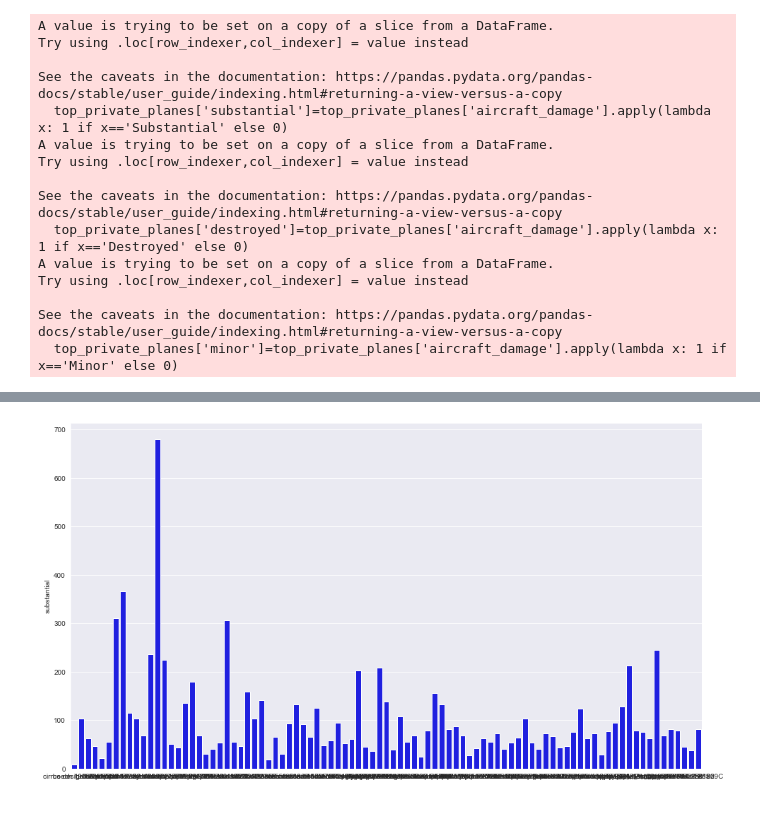
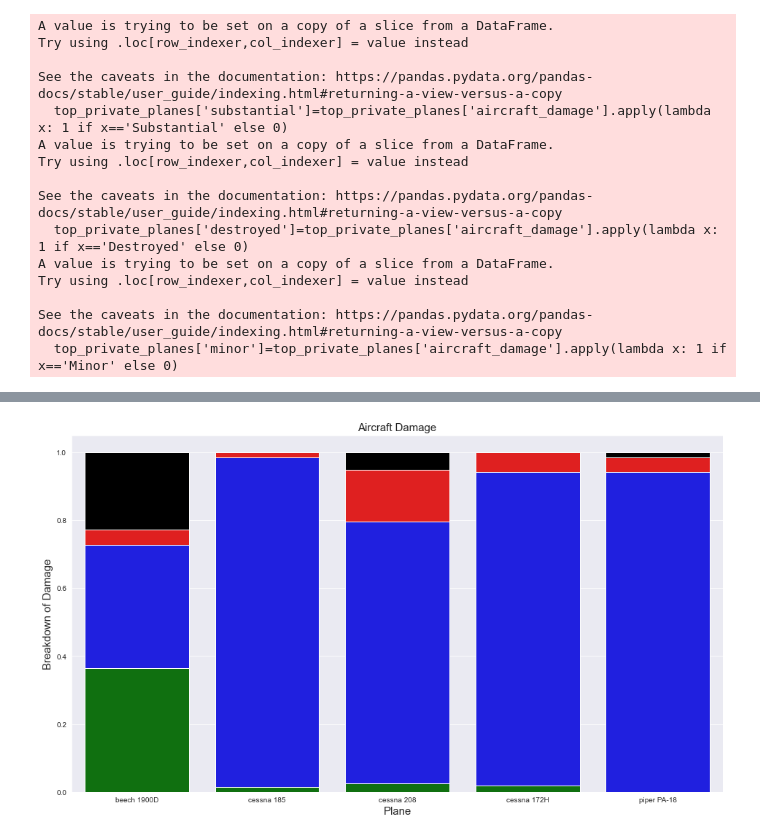
Before and after one commit to jtjohn172/Aviation-Data-Analysis-Project, a Jupyter notebook: notebooks/private-planes.ipynb, the cells around one changed output, grey strips where cells are left out. Drawn from its saved outputs; the diff is of its cells as text; code cells hidden in the pictures; blank space fills up the shorter version.

```diff
--- a/notebooks/private-planes.ipynb
+++ b/notebooks/private-planes.ipynb
@@ -302,7 +304,23 @@ damage_table
-# %%
-fig, ax=plt.subplots(figsize=(16,9))
-sns.set_style('darkgrid')
-f_1=sns.barplot(data=damage_table, x=damage_table.index, y=damage_table['minor'], color='red')
-f_2=sns.barplot(data=damage_table, x=damage_table.index, y=damage_table['substantial'], color='blue')
-# %% [output]
-[figure, removed]
+# %%
+safest_planes=[x for x in minor_injury_rates.index[-20:] if x in serious_injury_rates.index[-20:] and x in death_rates.index[-20:]]
+minor_injury_rates.index[-20:]
+serious_injury_rates.index[-20:]
+death_rates.index[-20:]
+
+safest_planes
+
+damage_table_safe=damage_table.loc[damage_table.index.isin(safest_planes)]
+# %%
+fig, ax=plt.subplots(figsize=(16,9))
+sns.set_style('darkgrid')
+
+ax.set_title('Aircraft Damage', fontsize=15)
+ax.set_xlabel('Plane', fontsize=15)
+ax.set_ylabel('Breakdown of Damage', fontsize=15)
+
+f_4=sns.barplot(data=damage_table_safe, x=damage_table_safe.index, y=damage_table_safe['minor']/damage_table_safe['planes']+damage_table_safe['substantial']/damage_table_safe['planes']+damage_table_safe['destroyed']/damage_table_safe['planes']+damage_table_safe['unknown']/damage_table_safe['planes'], color='black')
+f_3=sns.barplot(data=damage_table_safe, x=damage_table_safe.index, y=damage_table_safe['minor']/damage_table_safe['planes']+damage_table_safe['substantial']/damage_table_safe['planes']+damage_table_safe['destroyed']/damage_table_safe['planes'], color='red')
+f_2=sns.barplot(data=damage_table_safe, x=damage_table_safe.index, y=damage_table_safe['minor']/damage_table_safe['planes']+damage_table_safe['substantial']/damage_table_safe['planes'], color='blue')
+f_1=sns.barplot(data=damage_table_safe, x=damage_table_safe.index, y=damage_table_safe['minor']/damage_table_safe['planes'], color='green');
+# %% [output]
+[figure, added]
```
Also changed, not shown: parts of 3 cells of this notebook.
